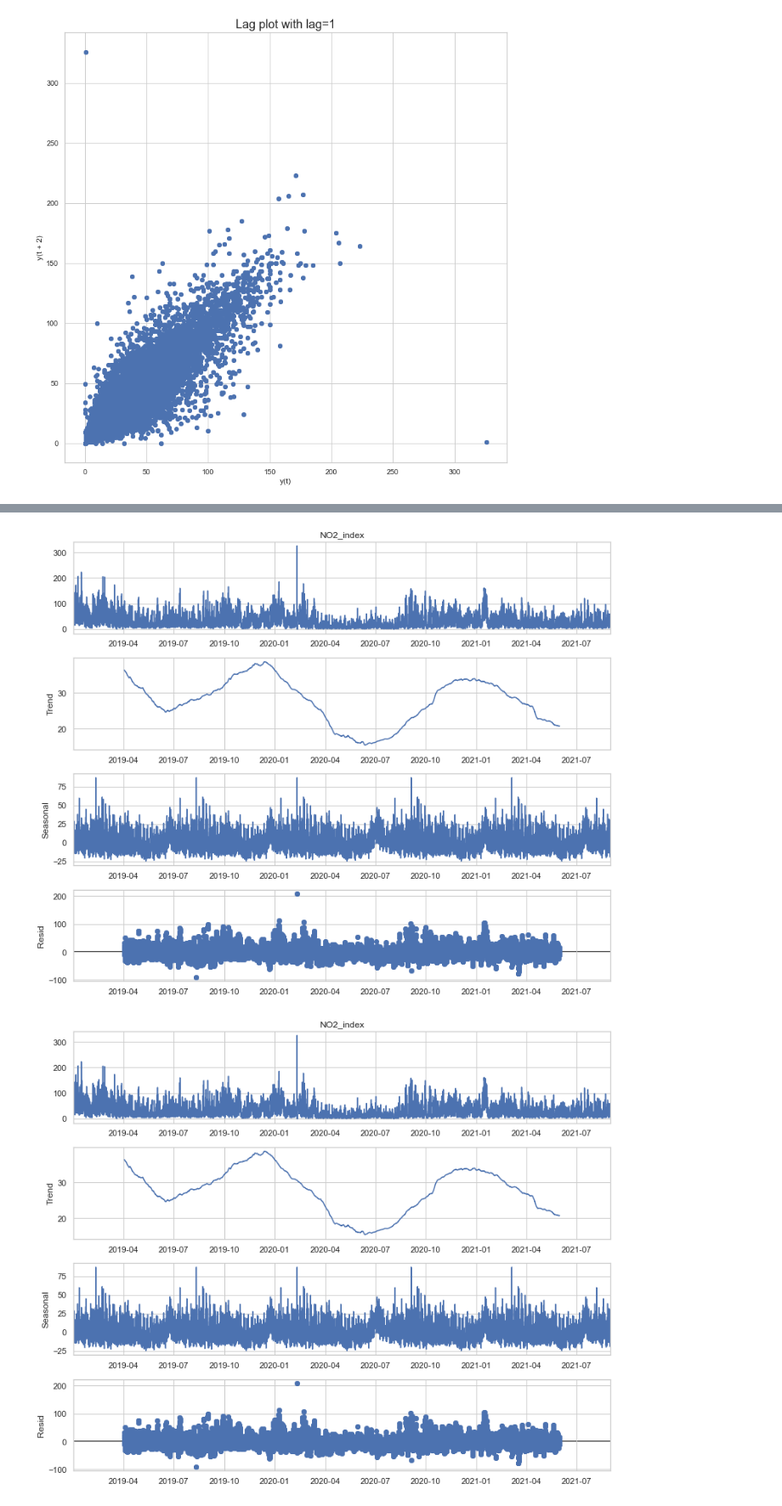
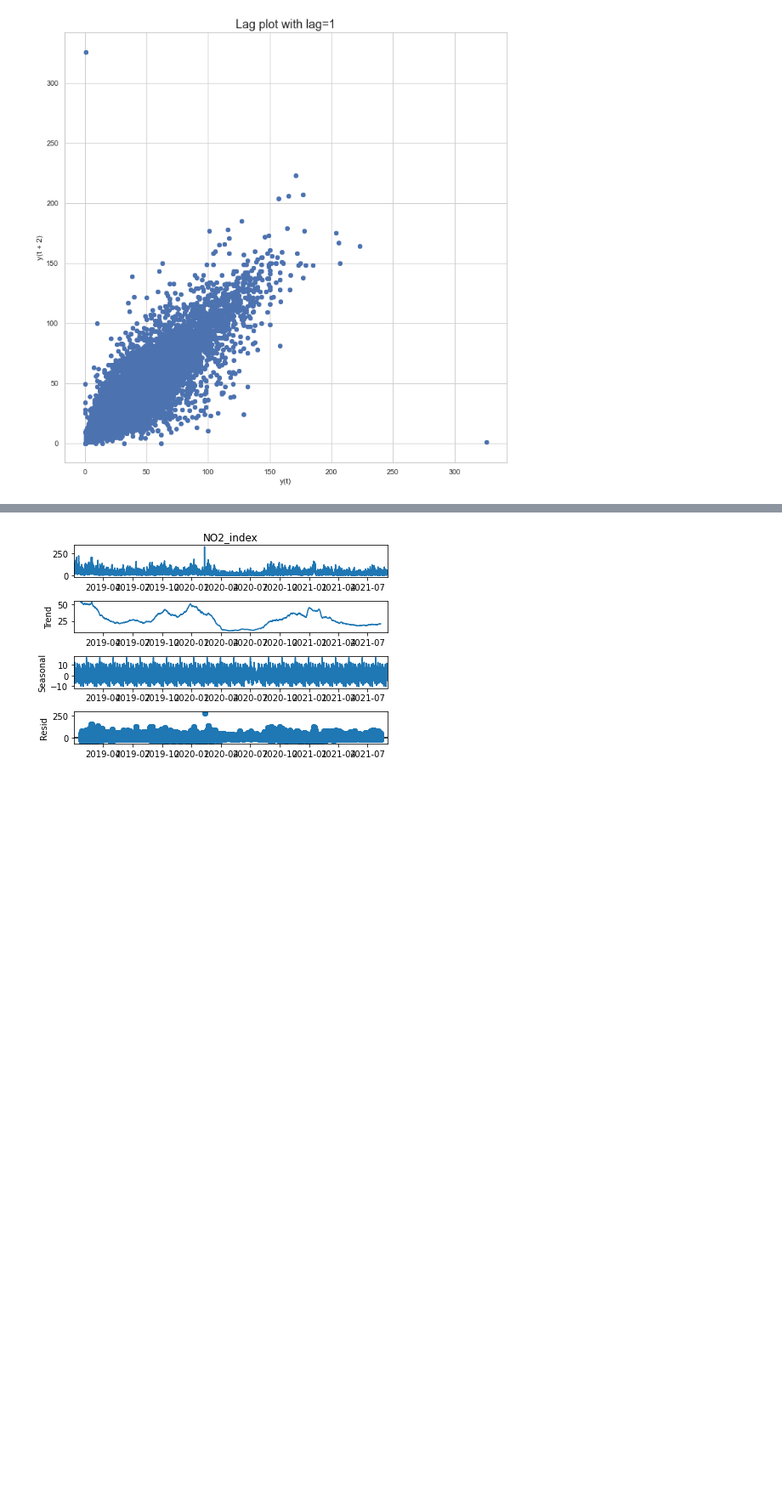
Before and after one commit to corti-acs/KS_TFM_MadridAirQuality, a Jupyter notebook: notebooks/3_Cleaning_Transformation_Exploratory.ipynb, the cells around one changed output, grey strips where cells are left out. Shown at 85% size. Cells and saved outputs as stored; diff of their text form; code cells hidden in the pictures; blank space fills up the shorter version.

```diff
--- a/notebooks/3_Cleaning_Transformation_Exploratory.ipynb
+++ b/notebooks/3_Cleaning_Transformation_Exploratory.ipynb
@@ -1179,9 +1211,9 @@ poc_16['NO2_index'].plot(figsize=(16, 10));
 # %%
 from statsmodels.tsa.seasonal import seasonal_decompose
-#poc_16['NO2_index'].plot(figsize=(12, 8))
+#poc_16['NO2_index'].plot(figsize=(16, 10))
 
-result=seasonal_decompose(poc_16["NO2_index"],model='additive',period=8760)
-result.plot()
+figsize=20,20
+result=seasonal_decompose(poc_16["NO2_index"],model='additive',period=2000)
+result.plot();
 # %% [output]
-[figure, old version]
+[figure, new version]
-[figure, removed]
```
Also changed, not shown: parts of 11 cells of this notebook, 2 other files.
